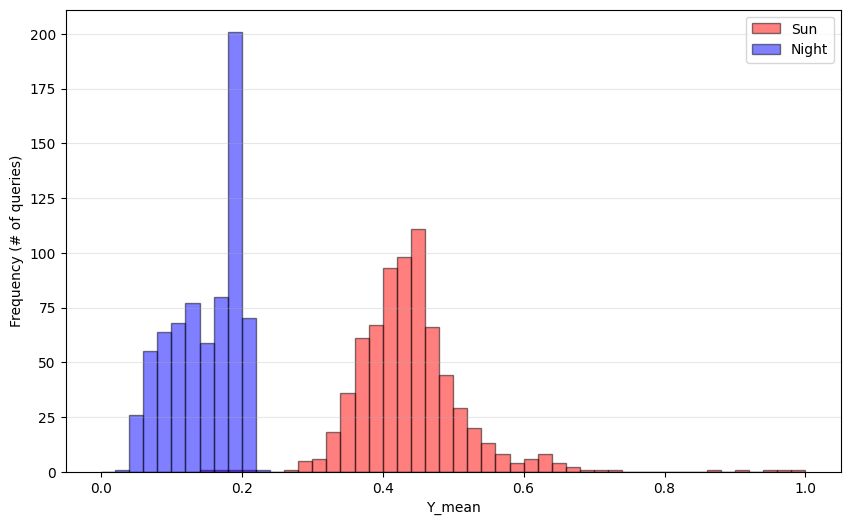
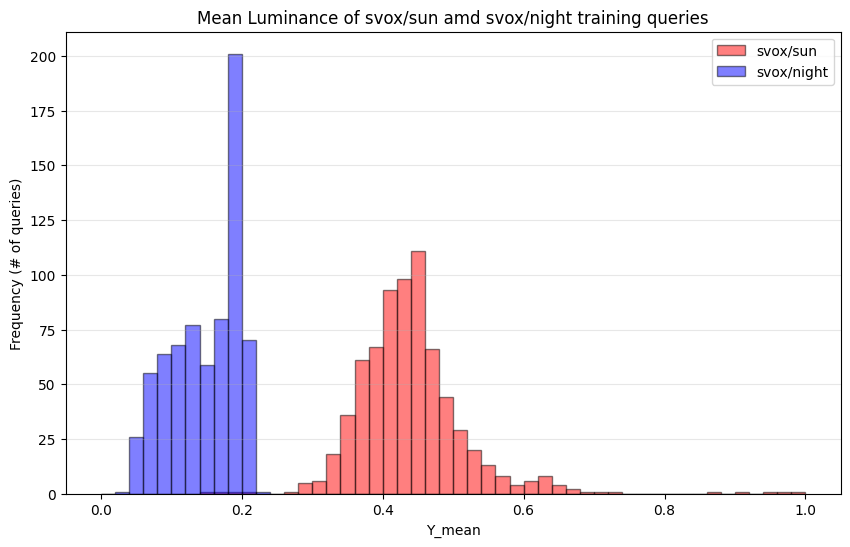
The change to this notebook cell's code, shown as a diff; its figure went from the first image to the second:
--- before
+++ after
@@ -4,6 +4,7 @@
 
 plt.figure(figsize=(10, 6))
-plt.hist(luminance_sun, bins=bins, alpha=0.5, label='Sun', color='red', edgecolor='black')
-plt.hist(luminance_night, bins=bins, alpha=0.5, label='Night', color='blue', edgecolor='black')
+plt.hist(luminance_sun, bins=bins, alpha=0.5, label='svox/sun', color='red', edgecolor='black')
+plt.hist(luminance_night, bins=bins, alpha=0.5, label='svox/night', color='blue', edgecolor='black')
+plt.title('Mean Luminance of svox/sun amd svox/night training queries')
 plt.xlabel('Y_mean')
 plt.ylabel('Frequency (# of queries)')

Commit: Created using Colab